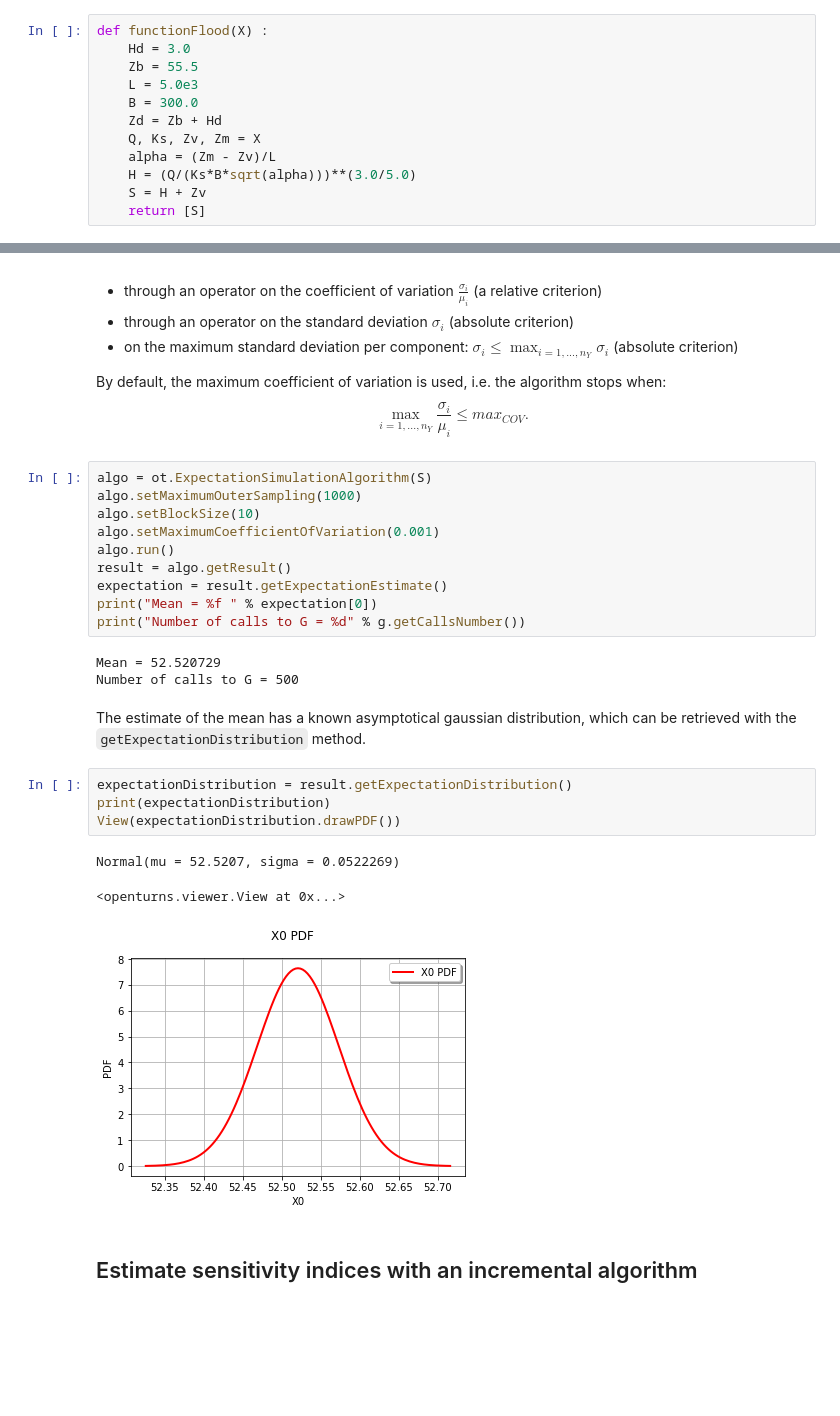
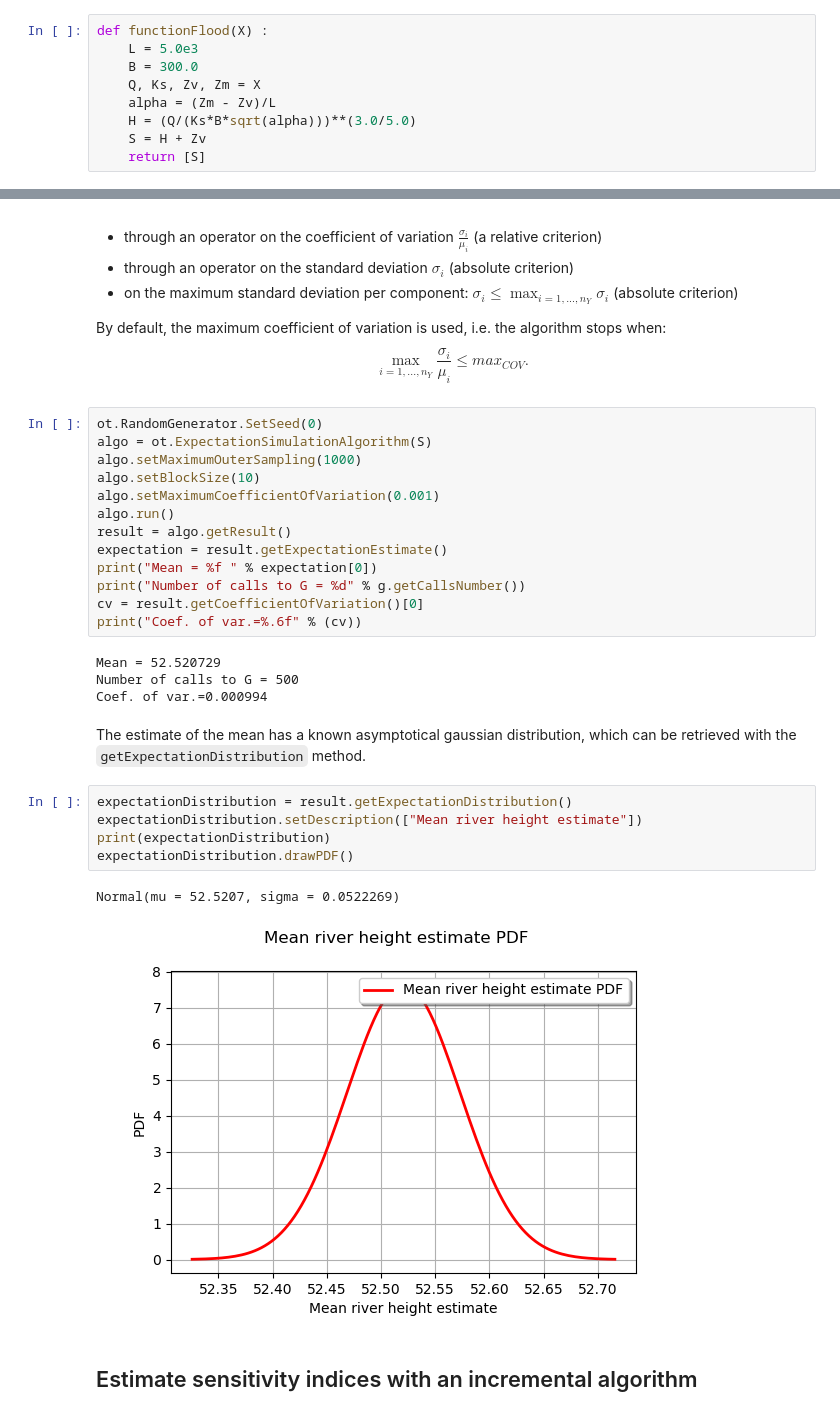
Before and after one commit to mbaudin47/pycrash, a Jupyter notebook: uncecomp19/Uncecomp19-slides-OT/scripts/Cas Crue - Expectation.ipynb, the cells around one changed output, grey strips where cells are left out. Drawn from its saved outputs; the diff is of its cells as text; blank space fills up the shorter version.

```diff
--- a/uncecomp19/Uncecomp19-slides-OT/scripts/Cas Crue - Expectation.ipynb
+++ b/uncecomp19/Uncecomp19-slides-OT/scripts/Cas Crue - Expectation.ipynb
@@ -82,11 +82,8 @@ import pylab as pl
 Then we define the function through which we want to propagate the uncertainties with the `def` operator.
 # %%
 def functionFlood(X) :
-    Hd = 3.0
-    Zb = 55.5
     L = 5.0e3
     B = 300.0
-    Zd = Zb + Hd
     Q, Ks, Zv, Zm = X
     alpha = (Zm - Zv)/L
     H = (Q/(Ks*B*sqrt(alpha)))**(3.0/5.0)
@@ -162,6 +159,7 @@ $$
 \max_{i=1,...,n_Y} \frac{\sigma_i}{\mu_i} \leq max_{COV}.
 $$
 # %%
+ot.RandomGenerator.SetSeed(0)
 algo = ot.ExpectationSimulationAlgorithm(S)
 algo.setMaximumOuterSampling(1000)
 algo.setBlockSize(10)
@@ -171,19 +169,22 @@ result = algo.getResult()
 expectation = result.getExpectationEstimate()
 print("Mean = %f " % expectation[0])
 print("Number of calls to G = %d" % g.getCallsNumber())
+cv = result.getCoefficientOfVariation()[0]
+print("Coef. of var.=%.6f" % (cv))
 # %% [output]
 Mean = 52.520729
 Number of calls to G = 500
+Coef. of var.=0.000994
 # %% [markdown]
 The estimate of the mean has a known asymptotical gaussian distribution, which can be retrieved with the `getExpectationDistribution` method.
 # %%
 expectationDistribution = result.getExpectationDistribution()
+expectationDistribution.setDescription(["Mean river height estimate"])
 print(expectationDistribution)
-View(expectationDistribution.drawPDF())
+expectationDistribution.drawPDF()
 # %% [output]
 Normal(mu = 52.5207, sigma = 0.0522269)
-<openturns.viewer.View at 0x...>
-[figure, old version]
+[figure, new version]
 # %% [markdown]
 ## Estimate sensitivity indices with an incremental algorithm
 # %% [markdown]
```
Also changed, not shown: parts of 6 cells of this notebook, 17 other files.
